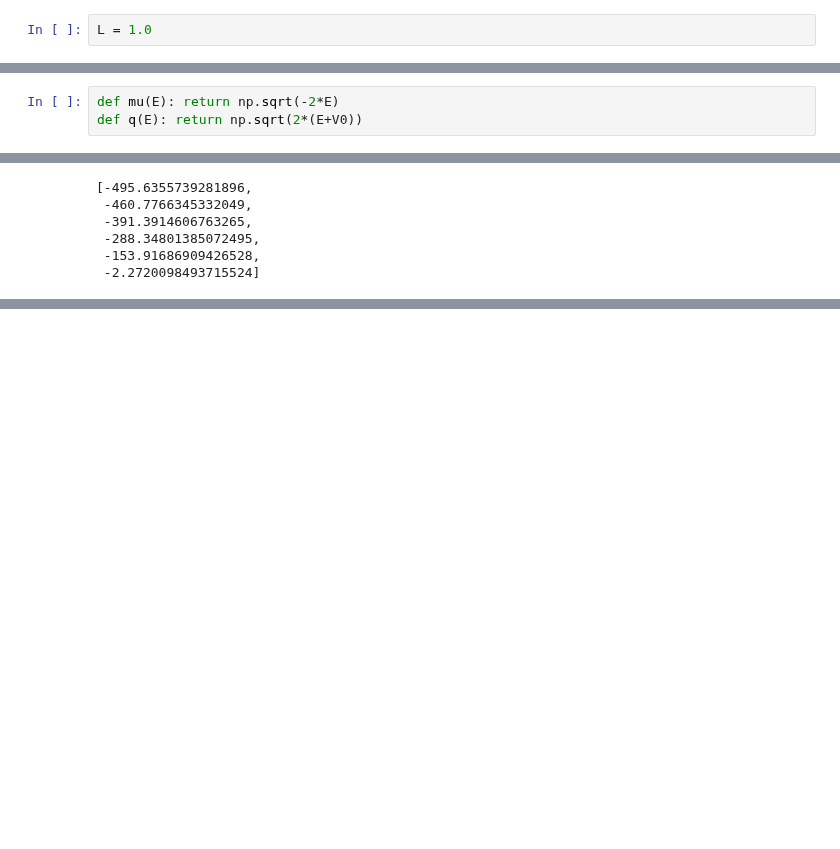
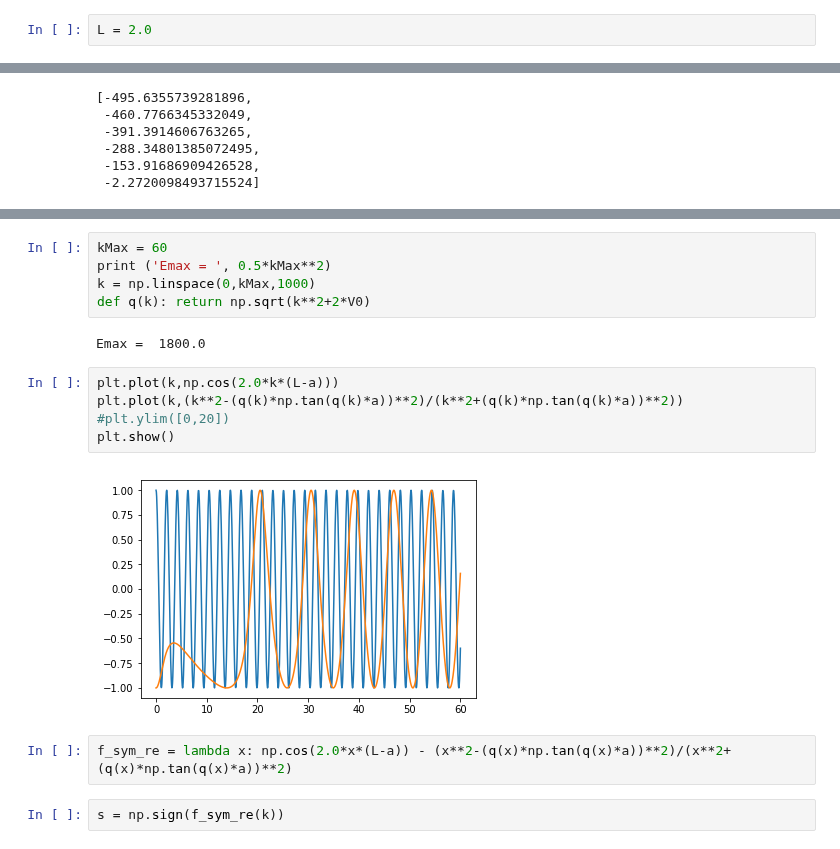
Before and after one commit to luigigenovese/KPM-nb, a Jupyter notebook: POLARIZABILITY/Potential_well_(infinite_domain_vs_finite_box).ipynb, the cells around one changed output, grey strips where cells are left out. Saved outputs shown, nothing was run; the diff lists cells and outputs as text; blank space fills up the shorter version.

```diff
--- a/POLARIZABILITY/Potential_well_(infinite_domain_vs_finite_box).ipynb
+++ b/POLARIZABILITY/Potential_well_(infinite_domain_vs_finite_box).ipynb
@@ -286,7 +281,7 @@ plt.axvline(x=a, color='r', linestyle='--')
 # %% [markdown]
 We build the solutions of the potential well in a box of width 2L (with L>a)
 # %%
-L = 1.0
+L = 2.0
 # %% [markdown]
 ## Even solutions
 # %% [markdown]
@@ -332,3 +329,0 @@ E = np.linspace(-V0,0,1000)
-# %%
-def mu(E): return np.sqrt(-2*E)
-def q(E): return np.sqrt(2*(E+V0))
@@ -399,0 +405,18 @@ Energy_eID
+# %%
+kMax = 60
+print ('Emax = ', 0.5*kMax**2)
+k = np.linspace(0,kMax,1000)
+def q(k): return np.sqrt(k**2+2*V0)
+# %% [output]
+Emax =  1800.0
+# %%
+plt.plot(k,np.cos(2.0*k*(L-a)))
+plt.plot(k,(k**2-(q(k)*np.tan(q(k)*a))**2)/(k**2+(q(k)*np.tan(q(k)*a))**2))
+#plt.ylim([0,20])
+plt.show()
+# %% [output]
+[figure, added]
+# %%
+f_sym_re = lambda x: np.cos(2.0*x*(L-a)) - (x**2-(q(x)*np.tan(q(x)*a))**2)/(x**2+(q(x)*np.tan(q(x)*a))**2)
+# %%
+s = np.sign(f_sym_re(k))
```
Also changed, not shown: parts of 19 cells of this notebook.
